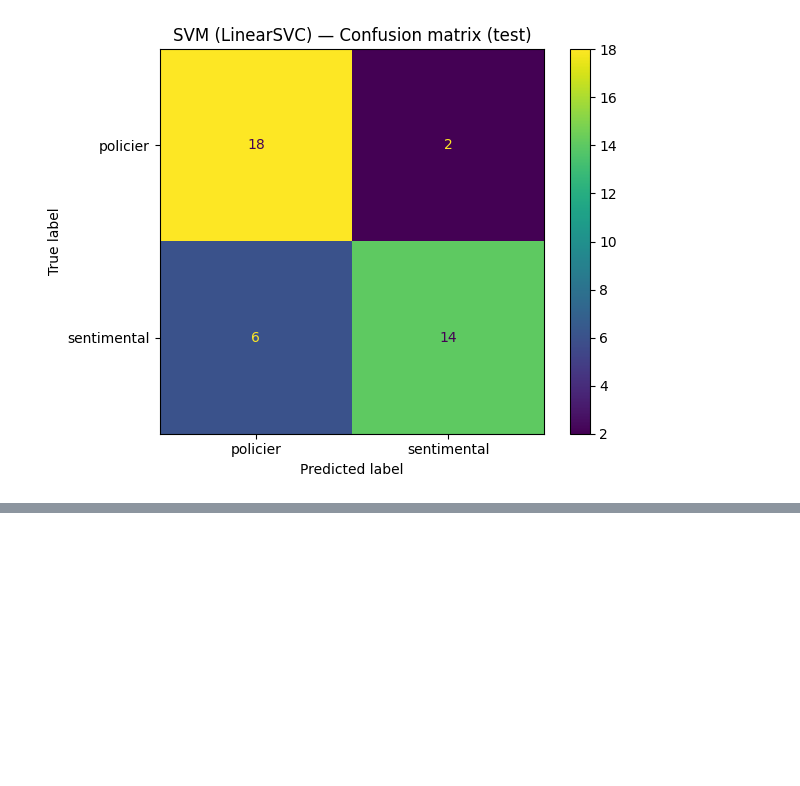
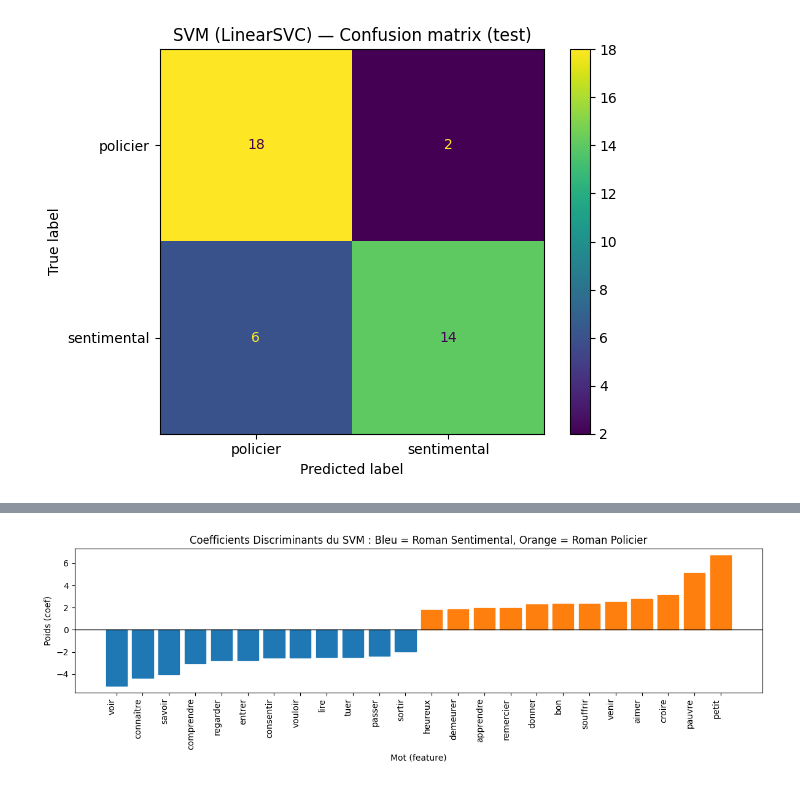
Before and after one commit to CPES-TALL/TALL_fall_2025, a Jupyter notebook: seance_09/TD/TD_09.ipynb, the cells around one changed output, grey strips where cells are left out. Cells and saved outputs as stored; diff of their text form; code cells hidden in the pictures; blank space fills up the shorter version.

```diff
--- a/seance_09/TD/TD_09.ipynb
+++ b/seance_09/TD/TD_09.ipynb
@@ -125,0 +238,27 @@ weighted avg      0.812     0.800     0.798        40
+# %%
+TARGET = "sentimental"
+neg, pos = top_terms_for_class(clf, classes, feature_names, TARGET, k=12)
+
+# Concat pour un seul axe des x
+plot_df = pd.concat([neg, pos], ignore_index=True)
+
+plt.figure(figsize=(12, 4))
+bars = plt.bar(plot_df["feature"], plot_df["weight"])
+plt.axhline(0, linewidth=1, color="black")
+
+plt.title("Coefficients Discriminants du SVM : Bleu = Roman Sentimental, Orange = Roman Policier")
+plt.xlabel("Mot (feature)")
+plt.ylabel("Poids (coef)")
+
+# Legende (codes couleur simples)
+for b, s in zip(bars, plot_df["sign"]):
+    if s.startswith("anti-"):
+        b.set_color("tab:blue")
+    else:
+        b.set_color("tab:orange")
+
+plt.xticks(rotation=90, ha="right")
+plt.tight_layout()
+plt.show()
+# %% [output]
+[figure, added]
```
Also changed, not shown: parts of 4 cells of this notebook.
